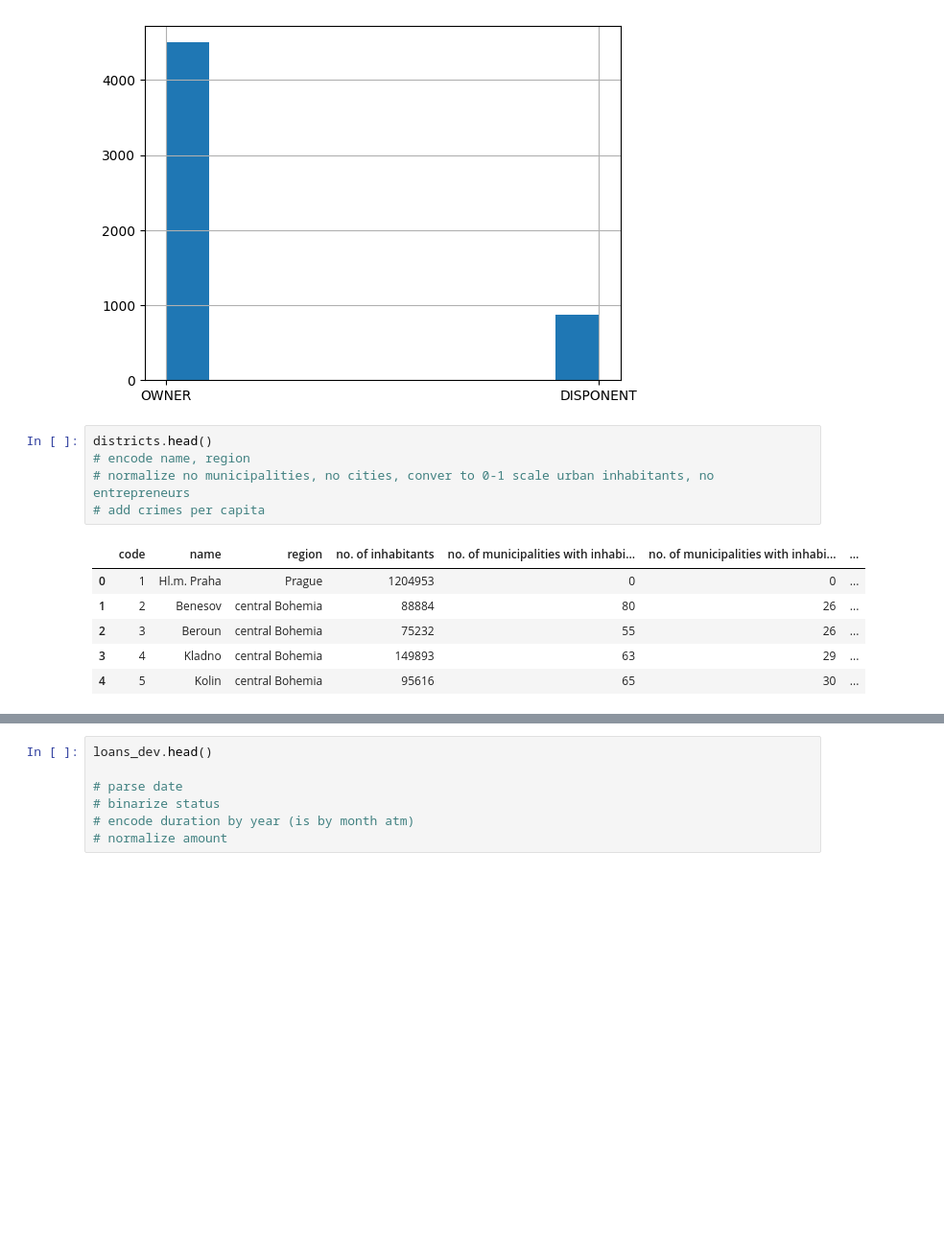
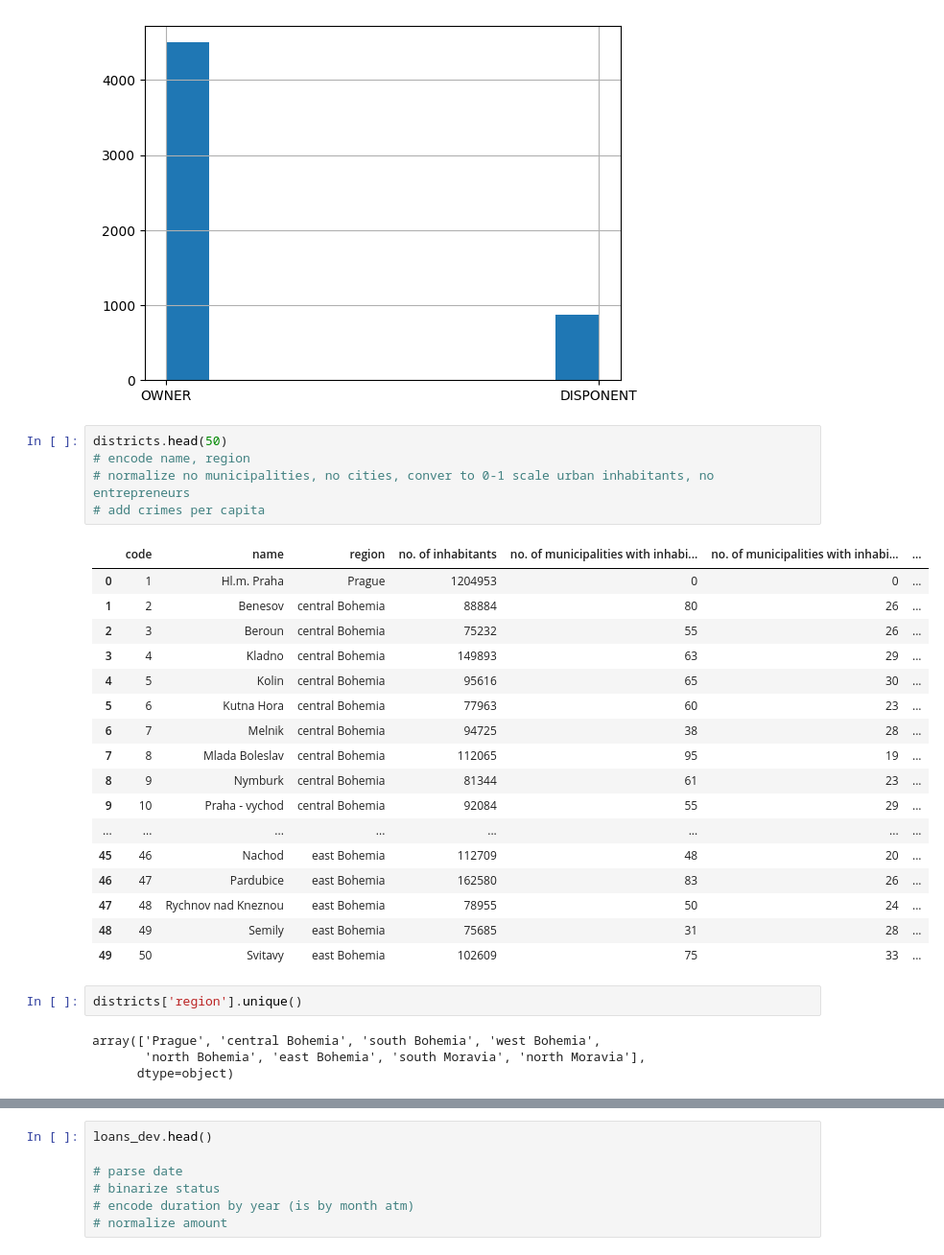
Before and after one commit to biromiro/feup-ac, a Jupyter notebook: loan_pred.ipynb, the cells around one changed output, grey strips where cells are left out. Shown: that part at 96% size. Cells and saved outputs as stored; diff of their text form; blank space fills up the shorter version.

```diff
--- a/loan_pred.ipynb
+++ b/loan_pred.ipynb
@@ -88,14 +88,31 @@ disp['type'].hist()
 <AxesSubplot: >
 [figure]
 # %%
-districts.head()
+districts.head(50)
 # encode name, region
 # normalize no municipalities, no cities, conver to 0-1 scale urban inhabitants, no entrepreneurs
 # add crimes per capita
 # %% [output]
 |  | code | name | region | no. of inhabitants | no. of municipalities with inhabi... | no. of municipalities with inhabi... | ... |
 | 0 | 1 | Hl.m. Praha | Prague | 1204953 | 0 | 0 | ... |
 | 1 | 2 | Benesov | central Bohemia | 88884 | 80 | 26 | ... |
 | 2 | 3 | Beroun | central Bohemia | 75232 | 55 | 26 | ... |
 | 3 | 4 | Kladno | central Bohemia | 149893 | 63 | 29 | ... |
 | 4 | 5 | Kolin | central Bohemia | 95616 | 65 | 30 | ... |
+| 5 | 6 | Kutna Hora | central Bohemia | 77963 | 60 | 23 | ... |
+| 6 | 7 | Melnik | central Bohemia | 94725 | 38 | 28 | ... |
+| 7 | 8 | Mlada Boleslav | central Bohemia | 112065 | 95 | 19 | ... |
+| 8 | 9 | Nymburk | central Bohemia | 81344 | 61 | 23 | ... |
+| 9 | 10 | Praha - vychod | central Bohemia | 92084 | 55 | 29 | ... |
+| ... | ... | ... | ... | ... | ... | ... | ... |
+| 45 | 46 | Nachod | east Bohemia | 112709 | 48 | 20 | ... |
+| 46 | 47 | Pardubice | east Bohemia | 162580 | 83 | 26 | ... |
+| 47 | 48 | Rychnov nad Kneznou | east Bohemia | 78955 | 50 | 24 | ... |
+| 48 | 49 | Semily | east Bohemia | 75685 | 31 | 28 | ... |
+| 49 | 50 | Svitavy | east Bohemia | 102609 | 75 | 33 | ... |
+# %%
+districts['region'].unique()
+# %% [output]
+array(['Prague', 'central Bohemia', 'south Bohemia', 'west Bohemia',
+       'north Bohemia', 'east Bohemia', 'south Moravia', 'north Moravia'],
+      dtype=object)
```
Also changed, not shown: parts of 1 cell of this notebook.
